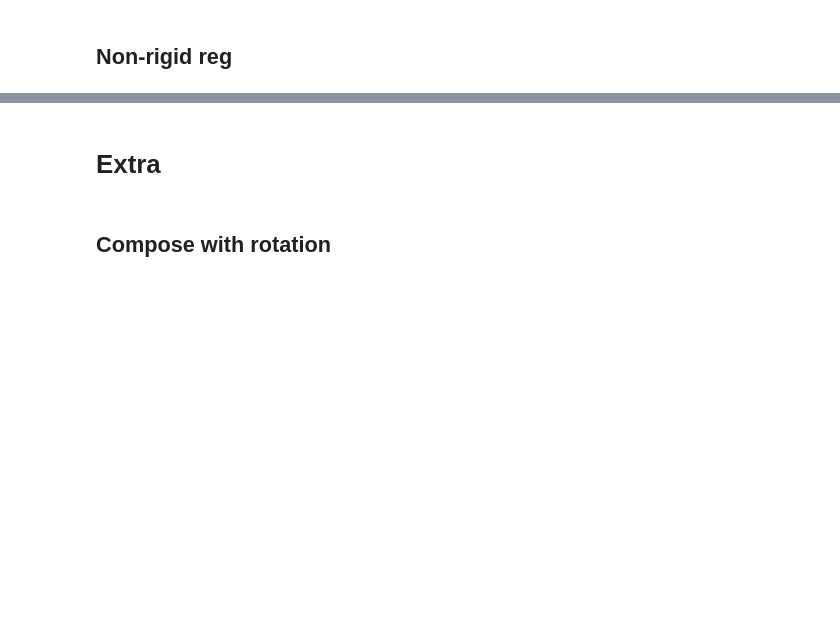
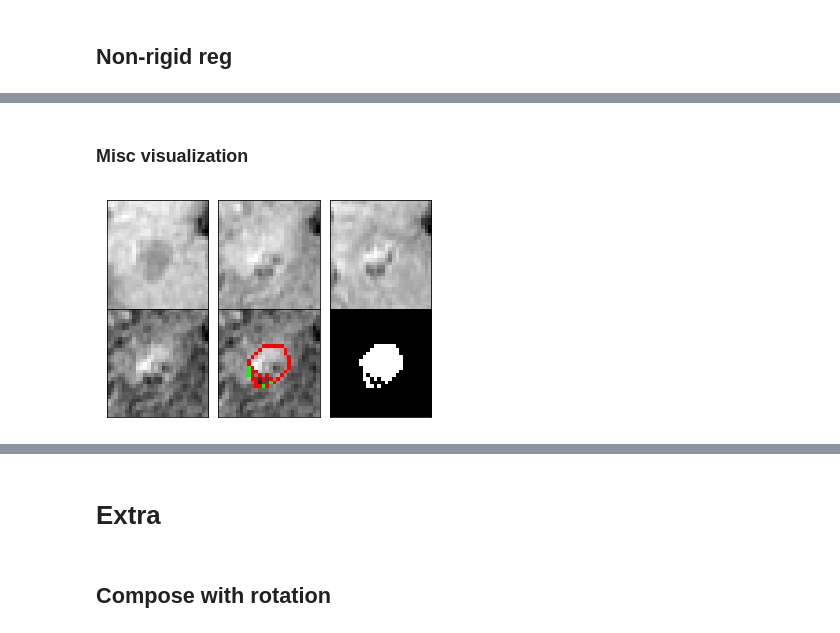
Before and after one commit to clintonjwang/lipiodol, a Jupyter notebook: data-retriever.ipynb, the cells around one changed output, grey strips where cells are left out. Saved outputs shown, nothing was run; the diff lists cells and outputs as text; code cells hidden in the pictures; blank space fills up the shorter version.

```diff
--- a/data-retriever.ipynb
+++ b/data-retriever.ipynb
@@ -385 +402,13 @@ for fn in glob.glob(join(target_dir,"*")):
+# %% [markdown]
+### Misc visualization
+# %%
+importlib.reload(lvis)
+#for fn in glob.glob(join(target_dir,"*"))[59:]:
+lesion_id = "PK-01B"
+save_dir = r"C:\Users\Clinton\Box\FOR CLINTON BOX FOLDER\Lesion Gallery\MR qEASL output"
+#r"D:\Lipiodol\Results\enh-masks"
+lvis.draw_mrseq_with_mask(lesion_id, target_dir, save_dir, "mrbl")
+lvis.draw_mrseq_with_mask(lesion_id, target_dir, save_dir, "mr30")
+# %% [output]
+[figure, added]
 # %%
```
Also changed, not shown: parts of 32 cells of this notebook, 4 other files.
